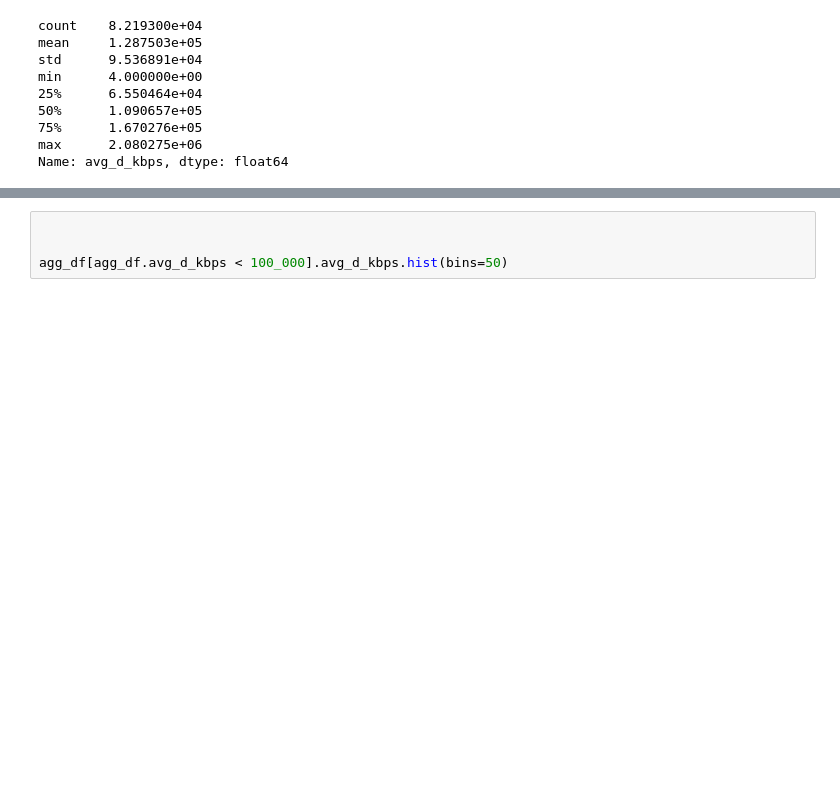
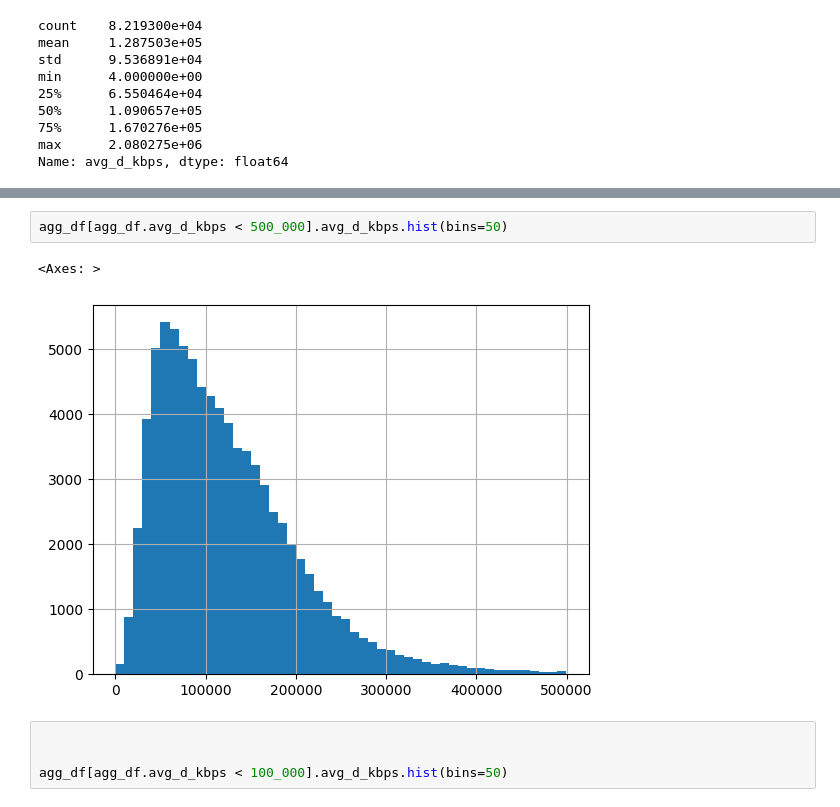
Before and after one commit to maxbusboom/WirelessIncome, a Jupyter notebook: notebooks/ericbusboom/03_ols.ipynb, the cells around one changed output, grey strips where cells are left out. Cells and saved outputs as stored; diff of their text form; blank space fills up the shorter version.

```diff
--- a/notebooks/ericbusboom/03_ols.ipynb
+++ b/notebooks/ericbusboom/03_ols.ipynb
@@ -143,3 +169,8 @@ Name: avg_d_kbps, dtype: float64
+# %%
+agg_df[agg_df.avg_d_kbps < 500_000].avg_d_kbps.hist(bins=50)
+# %% [output]
+<Axes: >
+[figure, added]
 # %%
 
 
```
Also changed, not shown: parts of 5 cells of this notebook, 1 other file.
